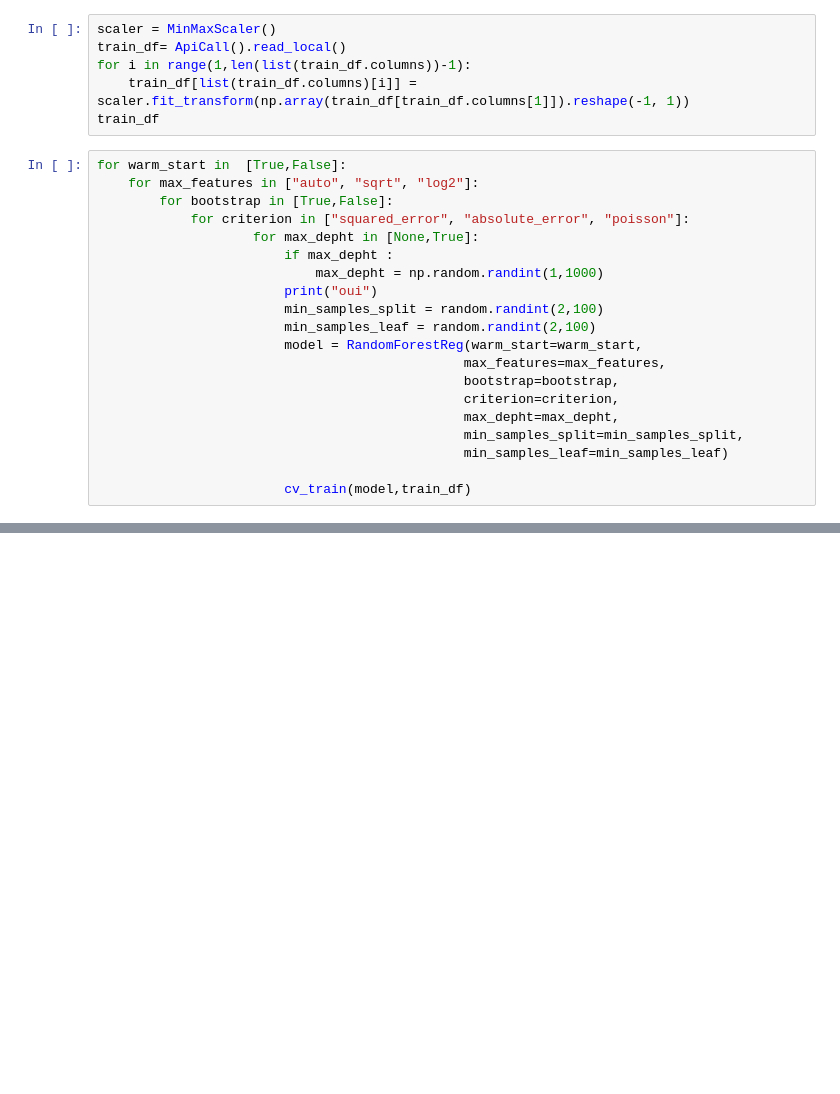
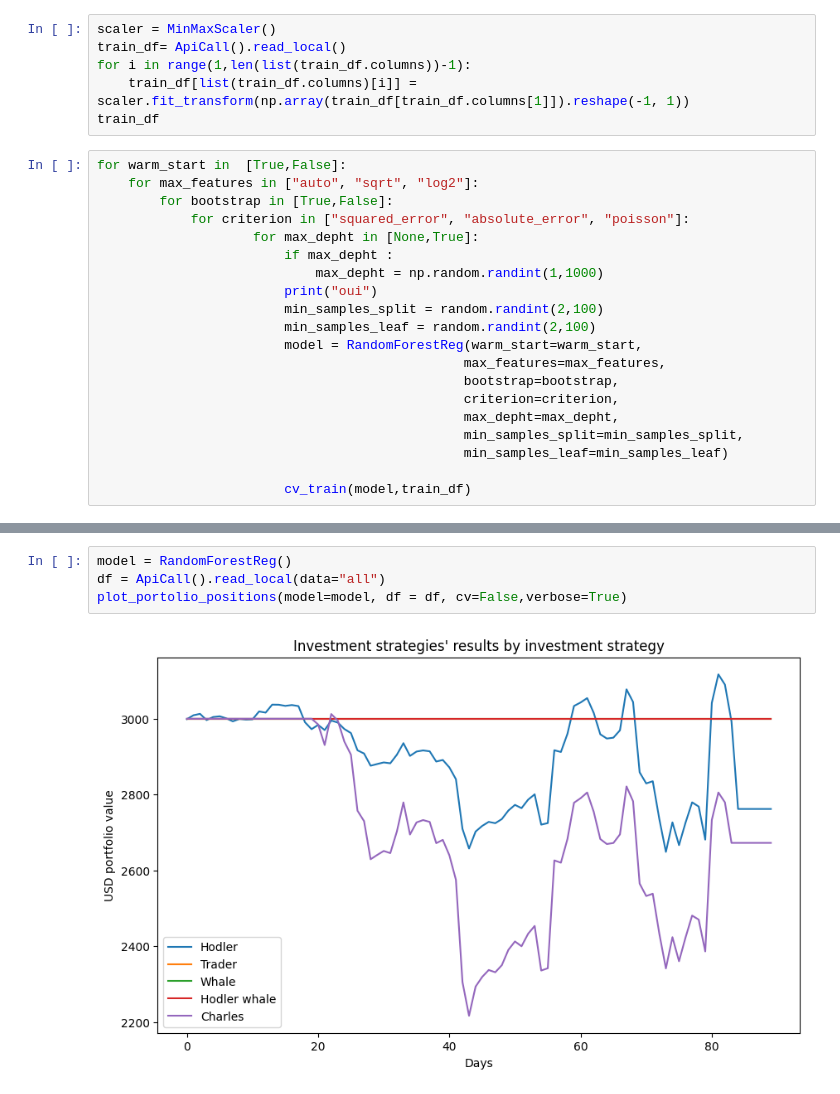
Before and after one commit to AlexandreLaizet/bitcoin_deep_learning, a Jupyter notebook: notebooks/Etienne-Copy-AL.ipynb, the cells around one changed output, grey strips where cells are left out. Drawn from its saved outputs; the diff is of its cells as text; blank space fills up the shorter version.

```diff
--- a/notebooks/Etienne-Copy-AL.ipynb
+++ b/notebooks/Etienne-Copy-AL.ipynb
@@ -646,0 +407,6 @@ print(Y_true_past[index],Y_pred[index],Y_true_past[index] + Y_true_past[index]*
+# %%
+model = RandomForestReg()
+df = ApiCall().read_local(data="all")
+plot_portolio_positions(model=model, df = df, cv=False,verbose=True)
+# %% [output]
+[figure, added]
```
Also changed, not shown: parts of 31 cells of this notebook, 2 other files.
